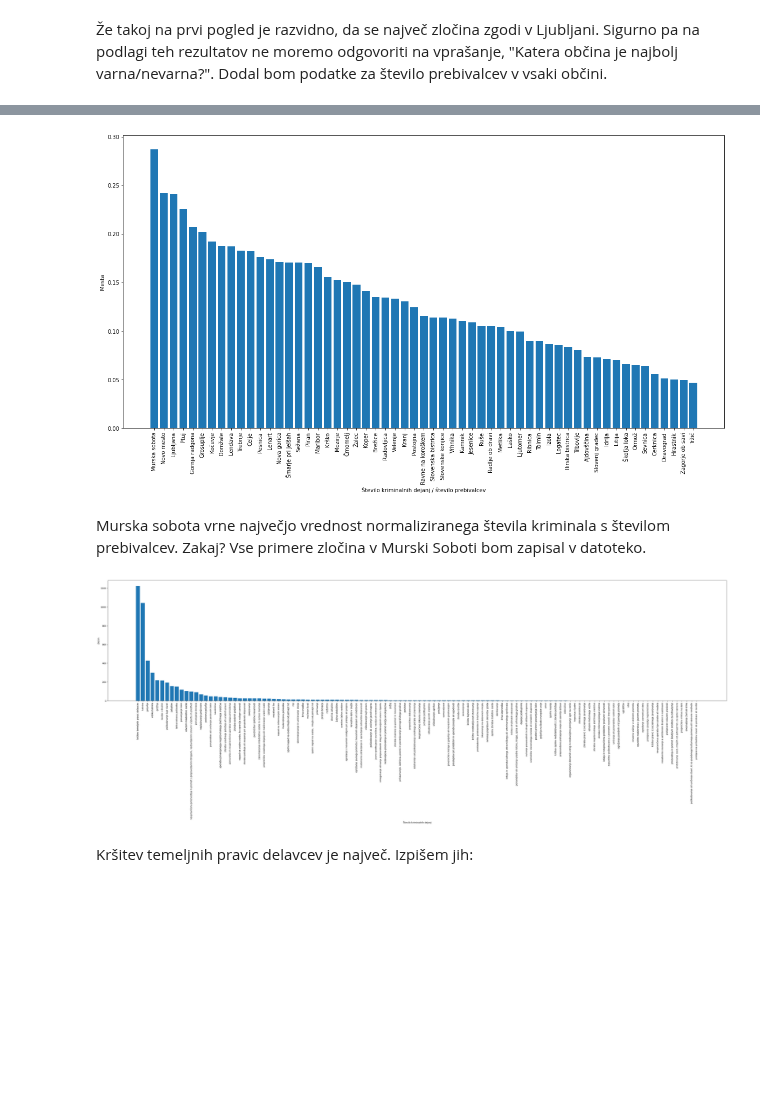
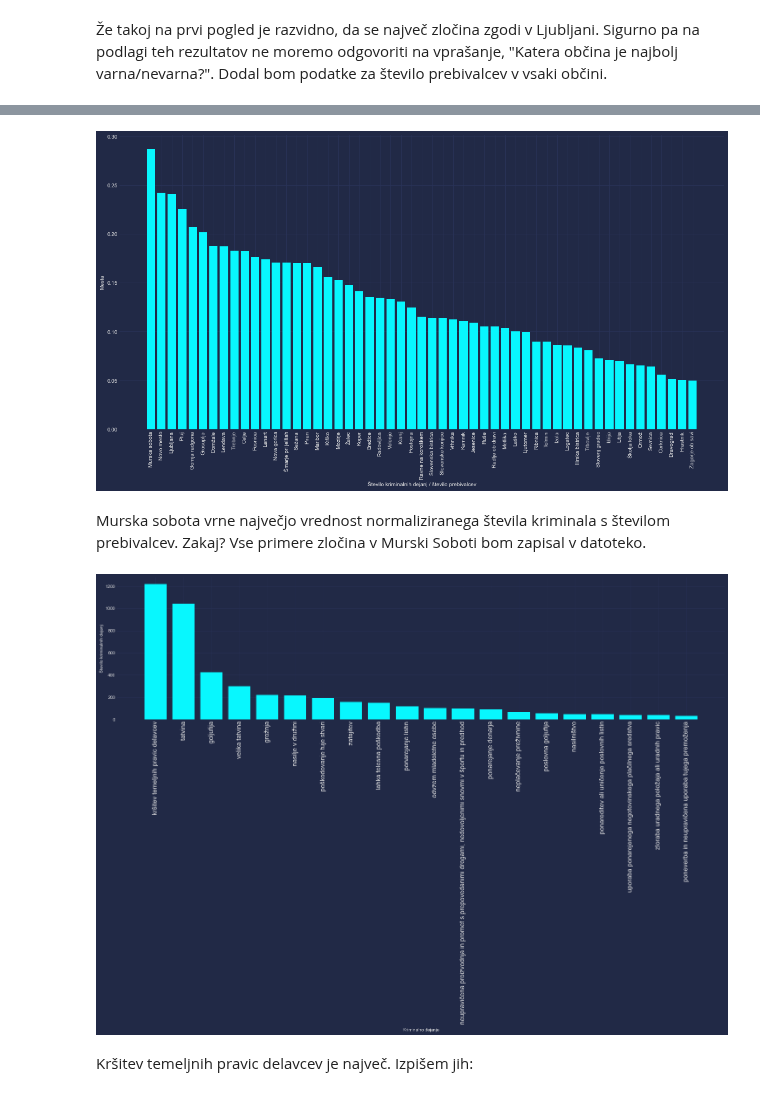
Before and after one commit to zrezke/PR21mlfjis, a Jupyter notebook: data_processing/ml_varnost_posameznih_obcin.ipynb, the cells around one changed output, grey strips where cells are left out. Saved outputs shown, nothing was run; the diff lists cells and outputs as text; code cells hidden in the pictures; blank space fills up the shorter version.

```diff
--- a/data_processing/ml_varnost_posameznih_obcin.ipynb
+++ b/data_processing/ml_varnost_posameznih_obcin.ipynb
@@ -7,6 +7,9 @@ import matplotlib.pyplot as plt
 from datetime import datetime
 import csv
 import os.path
+
+import mplcyberpunk
+plt.style.use("cyberpunk")
 # %% [markdown]
 ## 2. Branje podatkov
 # %%
@@ -150,7 +153,7 @@ plt.ylabel('Mesta')
 plt.bar(y_axis[x_axis_argsort], x_axis[x_axis_argsort])
 plt.show()
 # %% [output]
-[figure, old version]
+[figure, new version]
 # %% [markdown]
 Murska sobota vrne največjo vrednost normaliziranega števila kriminala s številom prebivalcev. Zakaj?
 Vse primere zločina v Murski Soboti bom zapisal v datoteko.
@@ -173,23 +176,26 @@ with open('../data/kd18192021_murska_sobota.csv', 'rt', encoding="windows-1250")
 # %%
 zlocini_gr = np.array([str.split(i, '-')[-1] for i in main_data_murska_sobota[:, 6]])
 
 zlocin, count = np.unique([zlocin for zlocin in zlocini_gr], return_counts=True)
 dict_zlocini_count_gr = dict(zip(zlocin, count))
 
 x_axis = np.array([dict_zlocini_count_gr[zlocin] for zlocin in zlocin])
 y_axis = np.array([str.capitalize(zlocin) for zlocin in zlocin])
 
 x_axis_argsort = np.argsort(x_axis)[::-1]
 
+y_axis = y_axis[x_axis_argsort]
+x_axis = x_axis[x_axis_argsort]
+
 #plot graph
-plt.figure(figsize=(50, 10))
-plt.xticks(rotation=90)
-plt.xlabel('Število kriminalnih dejanj')
-plt.ylabel('Zločin')
-plt.bar(y_axis[x_axis_argsort], x_axis[x_axis_argsort])
+plt.figure(figsize=(25, 6))
+plt.xticks(rotation=90, fontsize=15)
+plt.xlabel('Kriminalno dejanje')
+plt.ylabel('Število kriminalnih dejanj')
+plt.bar(y_axis[:20], x_axis[:20])
 plt.show()
 # %% [output]
-[figure, old version]
+[figure, new version]
 # %% [markdown]
 Kršitev temeljnih pravic delavcev je največ. Izpišem jih:
 # %%
```
Also changed, not shown: parts of 6 cells of this notebook, 7 other files.
